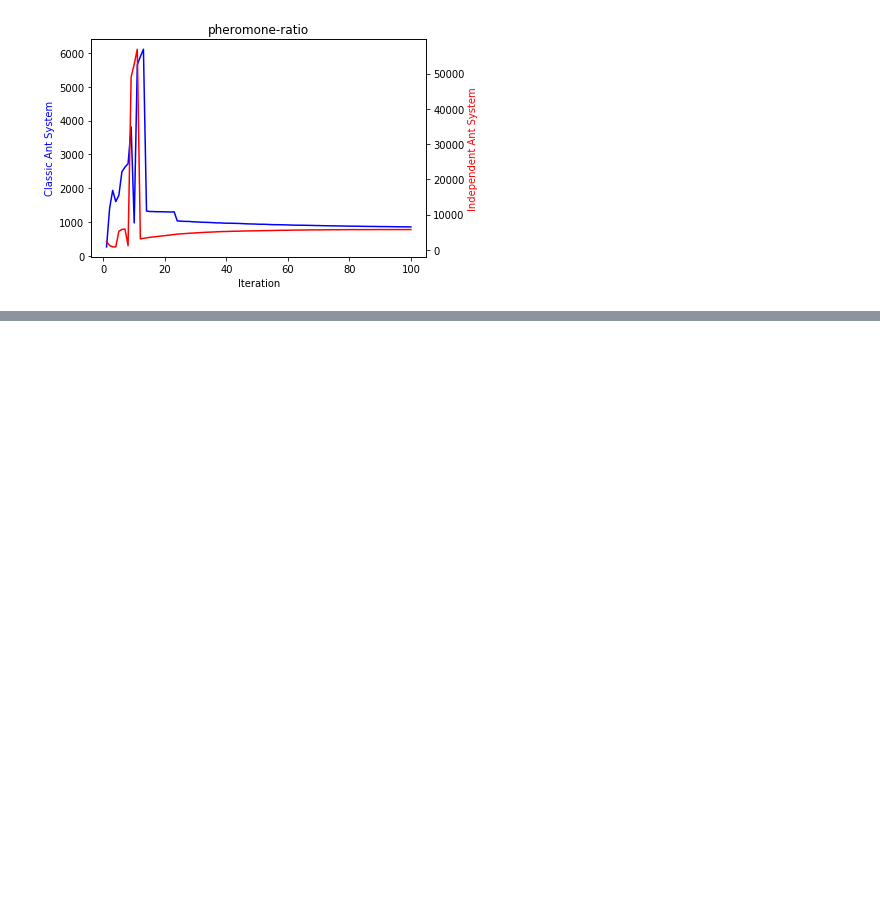
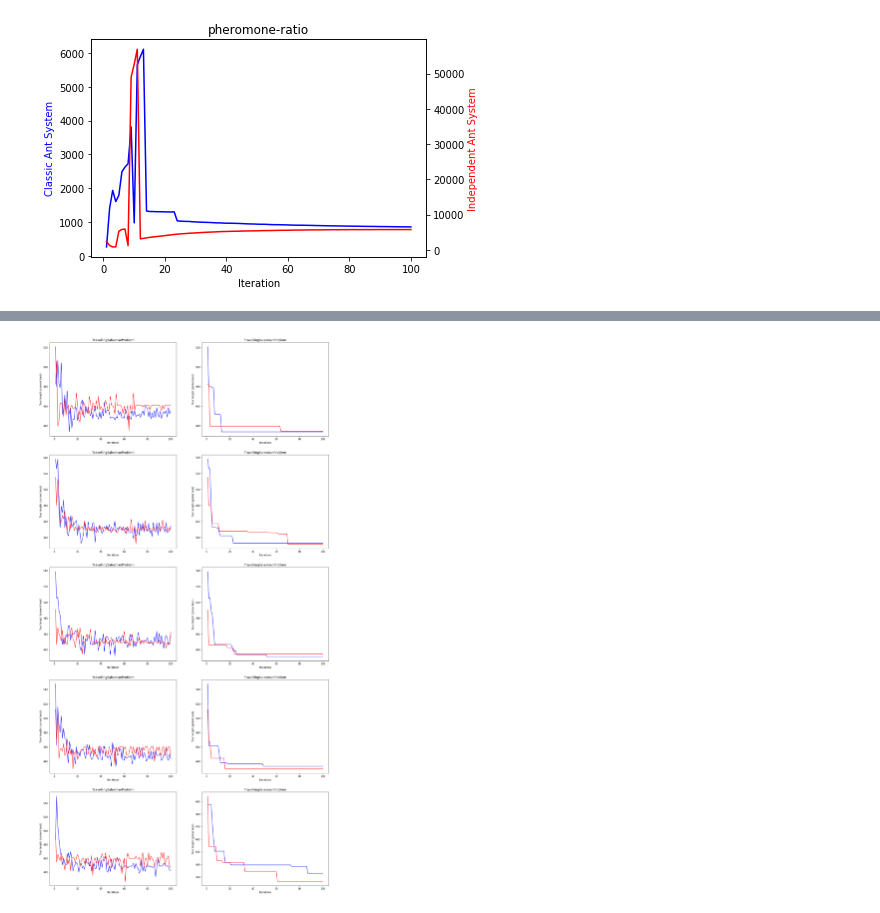
Before and after one commit to pmrukot/jacof, a Jupyter notebook: visualization.ipynb, the cells around one changed output, grey strips where cells are left out. Cells and saved outputs as stored; diff of their text form; code cells hidden in the pictures; blank space fills up the shorter version.

```diff
--- a/visualization.ipynb
+++ b/visualization.ipynb
@@ -37,0 +106,21 @@ for benchmark, i in zip(benchmarks, list(range(3))):
+# %%
+fig, axes = plt.subplots(nrows=5, ncols=2, figsize=(20, 40), facecolor='w')
+
+for filename_id, axes_id in zip(range(10, 15), range(5)):
+    iterations = list(range(1, 101))
+    as_current_best = data[filenames[filename_id*2]]['current_best']
+    as_global_best = data[filenames[filename_id*2]]['global_best']
+    ias_current_best = data[filenames[filename_id*2+1]]['current_best']
+    ias_global_best = data[filenames[filename_id*2+1]]['global_best']
+
+    left_ax, right_ax = axes[axes_id][0], axes[axes_id][1]
+    left_ax.plot(iterations, as_current_best, 'b-', iterations, ias_current_best, 'r-')
+    left_ax.set_title(problem)
+    left_ax.set_xlabel('Iterations')
+    left_ax.set_ylabel('Tour length (current best)')
+    right_ax.plot(iterations, as_global_best, 'b-', iterations, ias_global_best, 'r-')
+    right_ax.set_title(problem)
+    right_ax.set_xlabel('Iterations')
+    right_ax.set_ylabel('Tour length (global best)')
+# %% [output]
+[figure, added]
```
Also changed, not shown: parts of 8 cells of this notebook, 3 other files.
